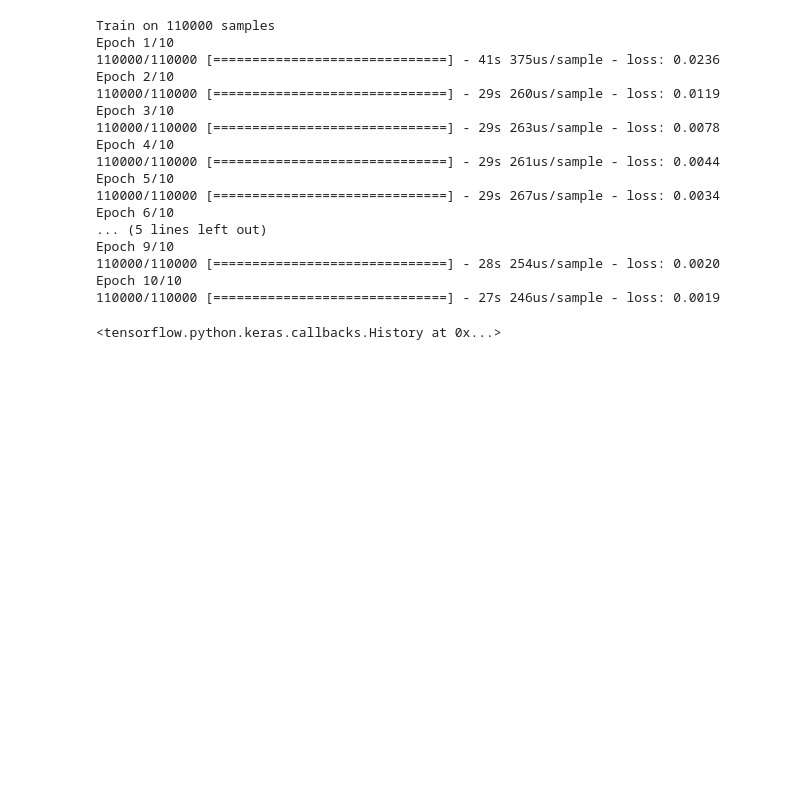
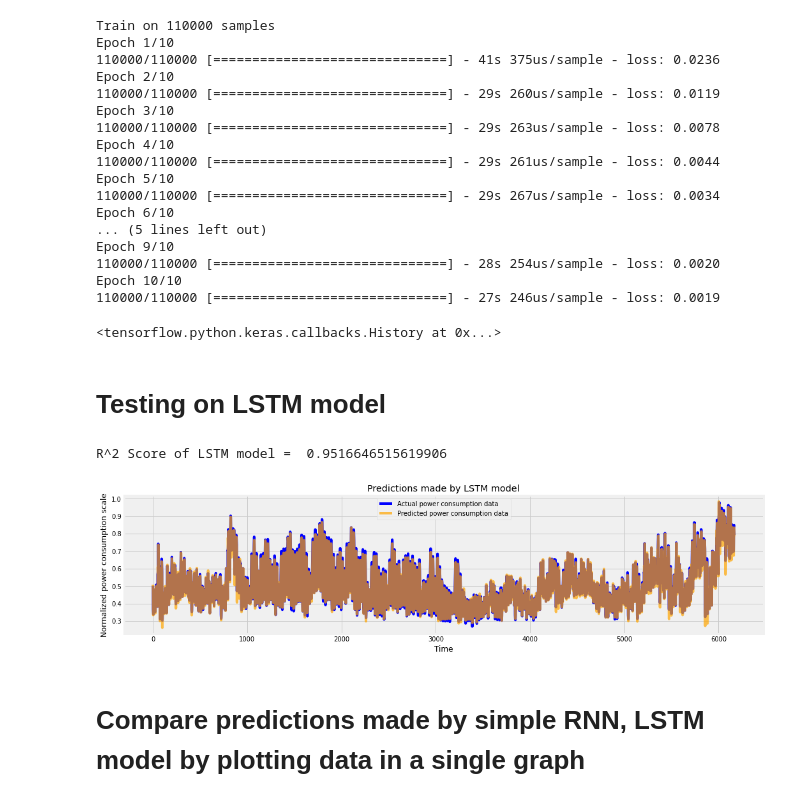
Before and after one commit to ramankgp/Time_Series_Forecast_on_Energy_Consumption, a Jupyter notebook: Time Series Forecast.ipynb, the cells around one changed output. Drawn from its saved outputs; the diff is of its cells as text; code cells hidden in the pictures; blank space fills up the shorter version.

Commit message:
make LSTM model and test

```diff
--- a/Time Series Forecast.ipynb
+++ b/Time Series Forecast.ipynb
@@ -386,3 +386,18 @@ Epoch 9/10
 Epoch 10/10
 110000/110000 [==============================] - 27s 246us/sample - loss: 0.0019
 <tensorflow.python.keras.callbacks.History at 0x...>
+# %% [markdown]
+# Testing on LSTM model
+# %%
+lstm_predictions = lstm_model.predict(X_test)
+
+lstm_score = r2_score(y_test, lstm_predictions)
+print("R^2 Score of LSTM model = ",lstm_score)
+# %% [output]
+R^2 Score of LSTM model =  0.9516646515619906
+# %%
+plot_predictions(y_test, lstm_predictions, "Predictions made by LSTM model")
+# %% [output]
+[figure, added]
+# %% [markdown]
+# Compare predictions made by simple RNN, LSTM model by plotting data in a single graph
```
